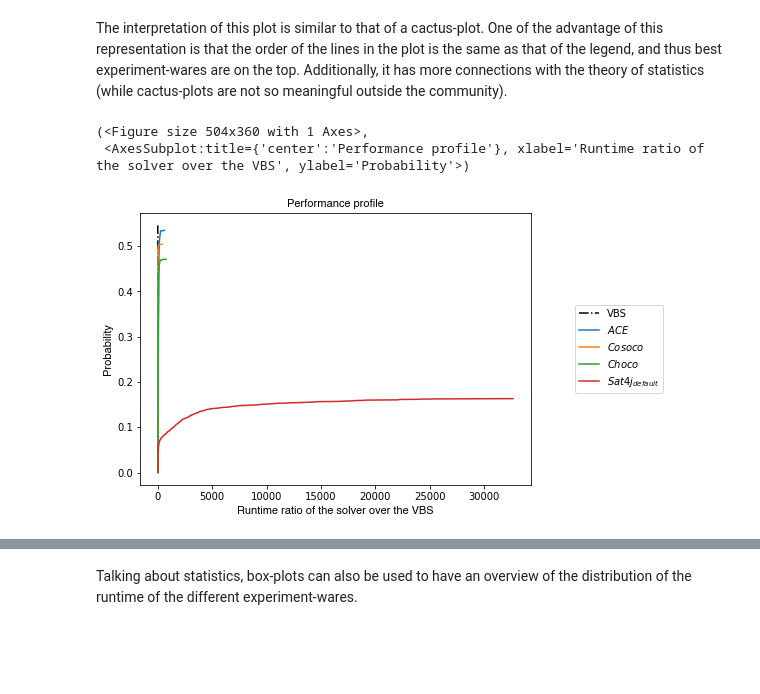
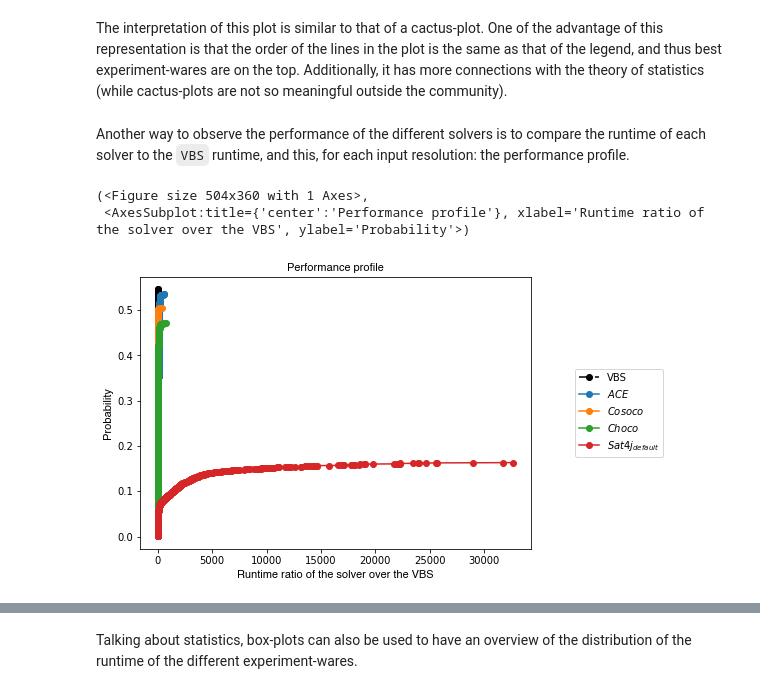
Before and after one commit to crillab/metrics-examples, a Jupyter notebook: cop-solvers/runtime_analysis.ipynb, the cells around one changed output, grey strips where cells are left out. Saved outputs shown, nothing was run; the diff lists cells and outputs as text; code cells hidden in the pictures; blank space fills up the shorter version.

Commit message:
additional figures for the runtime analysis

```diff
--- a/cop-solvers/runtime_analysis.ipynb
+++ b/cop-solvers/runtime_analysis.ipynb
@@ -94,20 +158,22 @@ analysis.cdf_plot(
 The interpretation of this plot is similar to that of a cactus-plot.
 One of the advantage of this representation is that the order of the lines in the plot is the same as that of the legend, and thus best experiment-wares are on the top.
 Additionally, it has more connections with the theory of statistics (while cactus-plots are not so meaningful outside the community).
+# %% [markdown]
+Another way to observe the performance of the different solvers is to compare the runtime of each solver to the `VBS` runtime, and this, for each input resolution: the performance profile.
 # %%
 analysis.performance_profile(
     vbew_name='VBS',
-    show_marker=False,
+    show_marker=True,
     normalized=True,
 
     title='Performance profile',
     x_axis_name='Runtime ratio of the solver over the VBS',
     y_axis_name='Probability',
 
     color_map={ 'VBS': '#000000' },
     style_map={ 'VBS': LineType.DASH_DOT }
 )
 # %% [output]
 (<Figure size 504x360 with 1 Axes>,
  <AxesSubplot:title={'center':'Performance profile'}, xlabel='Runtime ratio of the solver over the VBS', ylabel='Probability'>)
-[figure, old version]
+[figure, new version]
```
Also changed, not shown: parts of 8 cells of this notebook.
